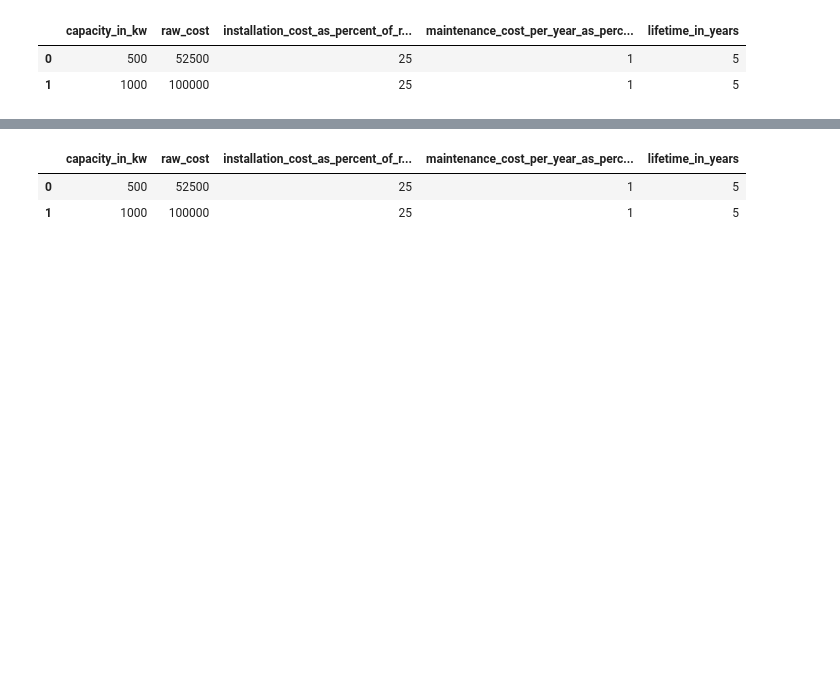
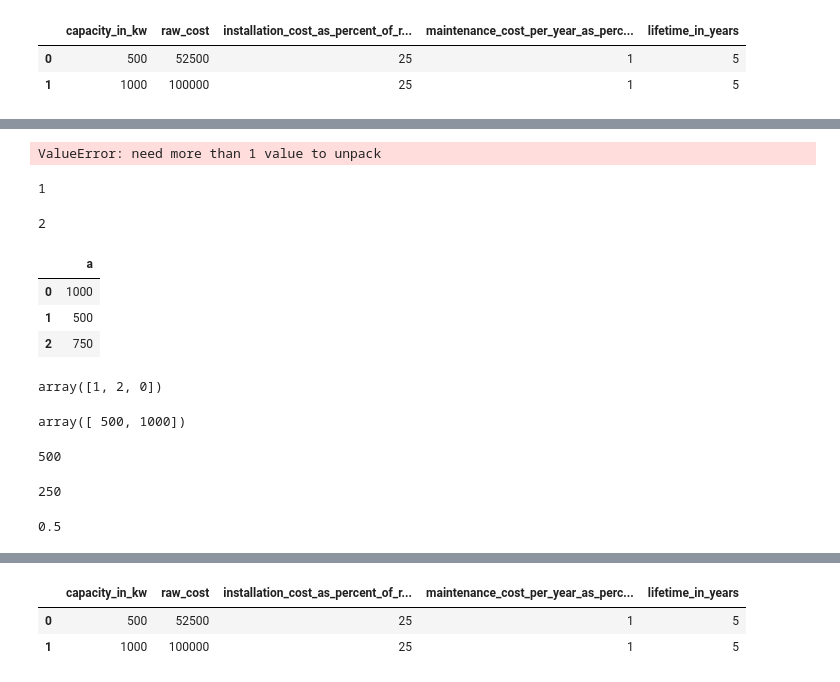
Before and after one commit to SEL-Columbia/infrastructure-planning, a Jupyter notebook: experiments/prepare-system-cost.ipynb, the cells around one changed output, grey strips where cells are left out. Drawn from its saved outputs; the diff is of its cells as text; code cells hidden in the pictures; blank space fills up the shorter version.

```diff
--- a/experiments/prepare-system-cost.ipynb
+++ b/experiments/prepare-system-cost.ipynb
@@ -39,0 +67,43 @@ option_table.ix[x.argsort()]
+# %%
+x, y = t.a.argsort()[:2]
+# %% [output]
+ValueError: need more than 1 value to unpack
+# %%
+x
+# %% [output]
+1
+# %%
+y
+# %% [output]
+2
+# %%
+from pandas import DataFrame
+t = DataFrame([[1000], [500], [750]], columns=['a'])
+# %%
+t
+# %% [output]
+|  | a |
+| 0 | 1000 |
+| 1 | 500 |
+| 2 | 750 |
+# %%
+t.a.argsort().values
+# %% [output]
+array([1, 2, 0])
+# %%
+aaa.capacity_in_kw.values
+# %% [output]
+array([ 500, 1000])
+# %%
+aaa.capacity_in_kw.values[1] - aaa.capacity_in_kw.values[0]
+# %% [output]
+500
+# %%
+# Compute fraction of difference
+desired_system_capacity - aaa.capacity_in_kw.values[0]
+# %% [output]
+250
+# %%
+(desired_system_capacity - aaa.capacity_in_kw.values[0]) / float(aaa.capacity_in_kw.values[1] - aaa.capacity_in_kw.values[0])
+# %% [output]
+0.5
```
Also changed, not shown: parts of 55 cells of this notebook, 12 other files.
